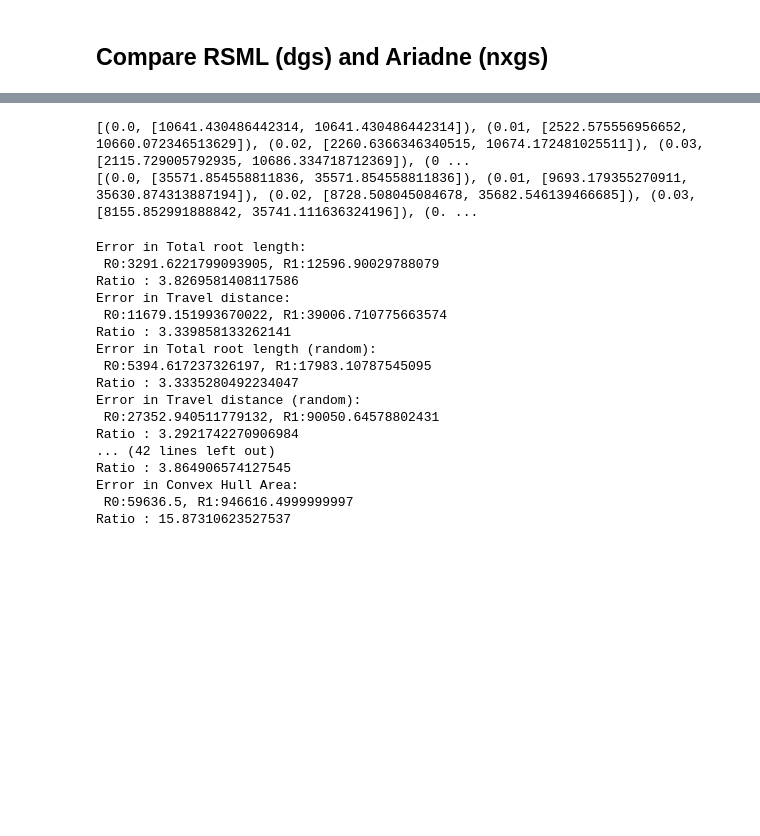
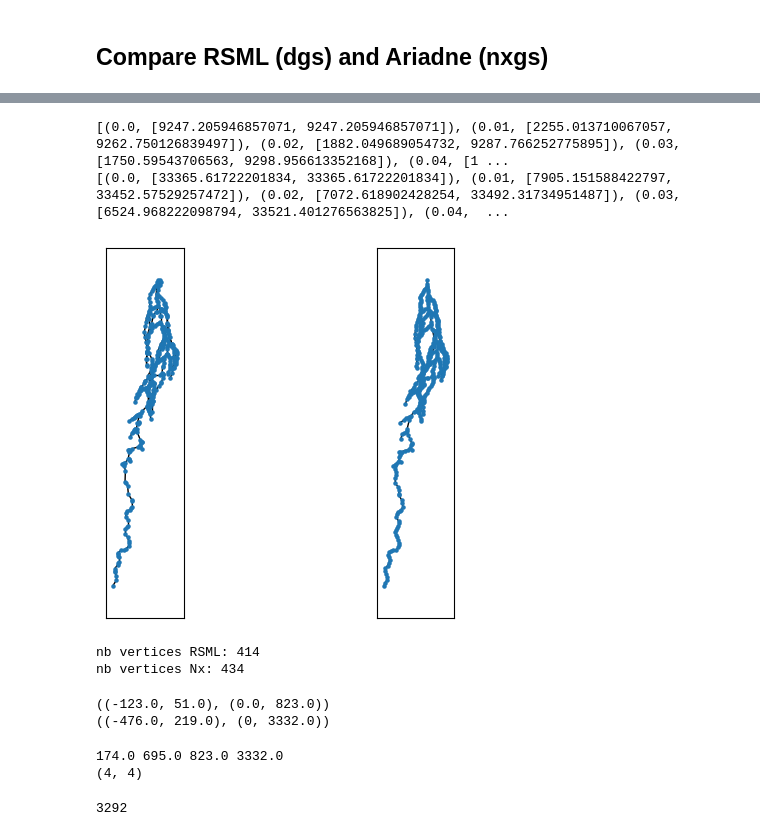
Before and after one commit to openalea-incubator/branchingnetwork, a Jupyter notebook: ariadne_rsml.ipynb, the cells around one changed output, grey strips where cells are left out. Saved outputs shown, nothing was run; the diff lists cells and outputs as text; code cells hidden in the pictures; blank space fills up the shorter version.

```diff
--- a/ariadne_rsml.ipynb
+++ b/ariadne_rsml.ipynb
@@ -35,4 +52,4 @@ plot_mtg(g1)
 # %%
 # Convert all the graphs into NetworkX DAG
-dgs = [convert_nx(g) for g in gs]
+dgs = [mtg2nx(g) for g in gs]
 dg1, dg2, dg3, dg4, dg5 = dgs
@@ -77,35 +107,33 @@ print(gt[1])
 # %%
-g00, g01 = dgs[1], nxgs[1]
+g00, g01 = dgs[0], nxgs[0]
 # %%
-r0,_,_=analyze_with_ariadne_graph(g00)
+r0,alphas,random_a=analyze_with_ariadne_graph(g00)
 r1,_,_=analyze_with_ariadne_graph(g01)
 # %% [output]
-[(0.0, [10641.430486442314, 10641.430486442314]), (0.01, [2522.575556956652, 10660.072346513629]), (0.02, [2260.6366346340515, 10674.172481025511]), (0.03, [2115.729005792935, 10686.334718712369]), (0 ...
-[(0.0, [35571.854558811836, 35571.854558811836]), (0.01, [9693.179355270911, 35630.874313887194]), (0.02, [8728.508045084678, 35682.546139466685]), (0.03, [8155.852991888842, 35741.111636324196]), (0. ...
+[(0.0, [9247.205946857071, 9247.205946857071]), (0.01, [2255.013710067057, 9262.750126839497]), (0.02, [1882.049689054732, 9287.766252775895]), (0.03, [1750.59543706563, 9298.956613352168]), (0.04, [1 ...
+[(0.0, [33365.61722201834, 33365.61722201834]), (0.01, [7905.151588422797, 33452.57529257472]), (0.02, [7072.618902428254, 33492.31734951487]), (0.03, [6524.968222098794, 33521.401276563825]), (0.04,  ...
 # %%
 names = list(r0)
 for name in names:
     try:
         diff = r0[name]-r1[name]
         if abs(diff) >0.1:
-            print(f'Error in {name}:\n R0:{r0[name]}, R1:{r1[name]}')
-            print(f'Ratio : {r1[name]/r0[name]}')
+            #print(f'Error in {name}:\n R0:{r0[name]}, R1:{r1[name]}')
+            #print(f'Ratio : {r1[name]/r0[name]}')
+            pass
     except: pass
-# %% [output]
-Error in Total root length:
- R0:3291.6221799093905, R1:12596.90029788079
-Ratio : 3.8269581408117586
-Error in Travel distance:
- R0:11679.151993670022, R1:39006.710775663574
-Ratio : 3.339858133262141
-Error in Total root length (random):
- R0:5394.617237326197, R1:17983.10787545095
-Ratio : 3.3335280492234047
-Error in Travel distance (random):
- R0:27352.940511779132, R1:90050.64578802431
-Ratio : 3.2921742270906984
-... (42 lines left out)
-Ratio : 3.864906574127545
-Error in Convex Hull Area:
- R0:59636.5, R1:946616.4999999997
-Ratio : 15.87310623527537
+# %%
+gm0=nx2mtg(g00)
+gm1=nx2mtg(g01)
+# %%
+fig, axes = plt.subplots(1,2)
+plot_mpl_mtg(gm0, ax=axes[0])
+plot_mpl_mtg(gm1, ax=axes[1])
+# %% [output]
+[figure, added]
+# %%
+print(f'nb vertices RSML: {len(gm0)}')
+print(f'nb vertices Nx: {len(gm1)}')
+# %% [output]
+nb vertices RSML: 414
+nb vertices Nx: 434
@@ -111,0 +143,13 @@ Ratio : 15.87310623527537
+# %%
+def minmax(pos):
+    x_min = min(p[0] for p in pos)
+    x_max = max(p[0] for p in pos)
+    y_min = min(p[1] for p in pos)
+    y_max = max(p[1] for p in pos)
+    return (x_min, x_max), (y_min, y_max)
+
+print(minmax(pos0))
+print(minmax(pos1))
+# %% [output]
+((-123.0, 51.0), (0.0, 823.0))
+((-476.0, 219.0), (0, 3332.0))
@@ -111,0 +176,7 @@ Ratio : 15.87310623527537
+# %%
+g00, g01 = dgs[0], nxgs[0]
+print(scaling(g00, g01))
+# %% [output]
+174.0 695.0 823.0 3332.0
+(4, 4)
+3292
```
Also changed, not shown: parts of 18 cells of this notebook, 1 other file.
